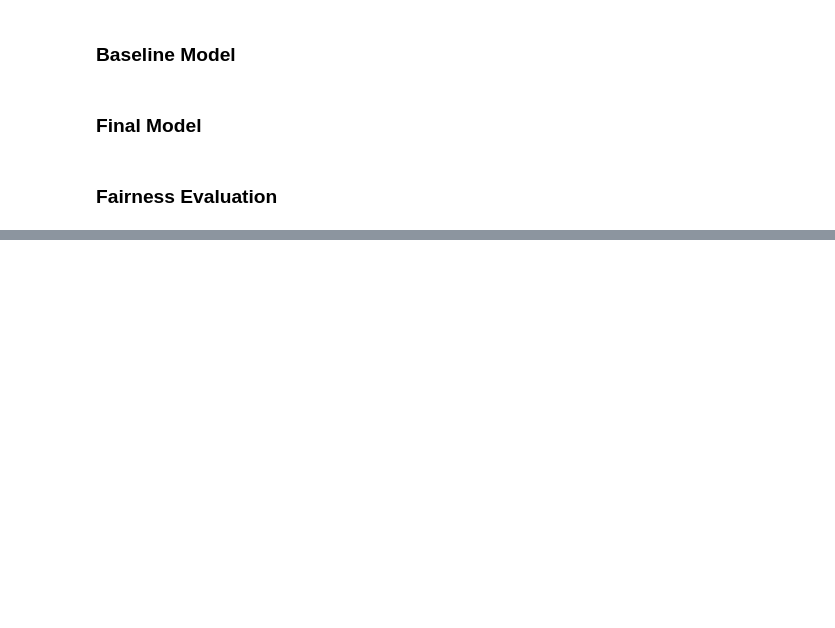
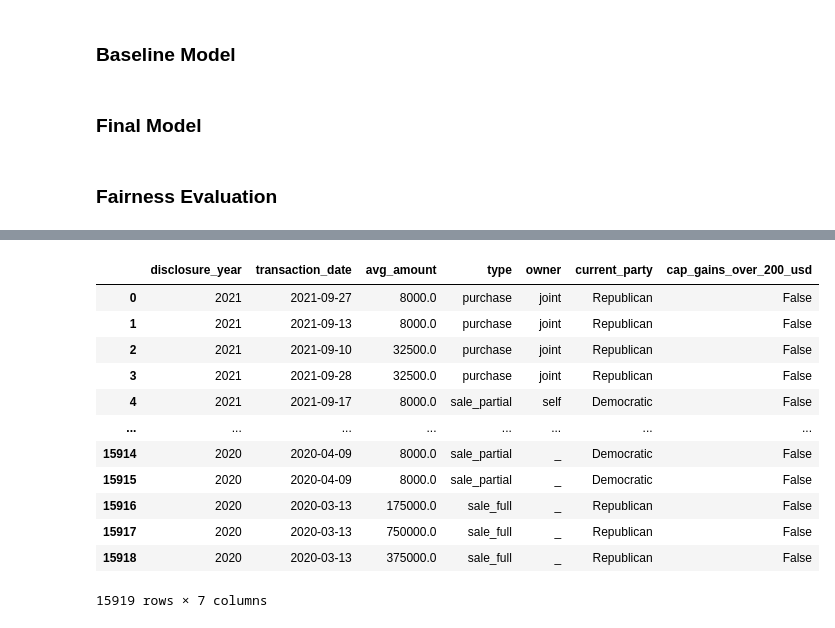
Before and after one commit to ChristineXu0924/dsc80_pj5, a Jupyter notebook: stocks.ipynb, the cells around one changed output, grey strips where cells are left out. Drawn from its saved outputs; the diff is of its cells as text; code cells hidden in the pictures; blank space fills up the shorter version.

```diff
--- a/stocks.ipynb
+++ b/stocks.ipynb
@@ -59,0 +202,18 @@ swp.head()
+# %%
+X = swp[['disclosure_year', 'transaction_date', 'avg_amount','type', 'owner', 'current_party', 'cap_gains_over_200_usd']].fillna('_')
+# %%
+X
+# %% [output]
+|  | disclosure_year | transaction_date | avg_amount | type | owner | current_party | cap_gains_over_200_usd |
+| 0 | 2021 | 2021-09-27 | 8000.0 | purchase | joint | Republican | False |
+| 1 | 2021 | 2021-09-13 | 8000.0 | purchase | joint | Republican | False |
+| 2 | 2021 | 2021-09-10 | 32500.0 | purchase | joint | Republican | False |
+| 3 | 2021 | 2021-09-28 | 32500.0 | purchase | joint | Republican | False |
+| 4 | 2021 | 2021-09-17 | 8000.0 | sale_partial | self | Democratic | False |
+| ... | ... | ... | ... | ... | ... | ... | ... |
+| 15914 | 2020 | 2020-04-09 | 8000.0 | sale_partial | _ | Democratic | False |
+| 15915 | 2020 | 2020-04-09 | 8000.0 | sale_partial | _ | Democratic | False |
+| 15916 | 2020 | 2020-03-13 | 175000.0 | sale_full | _ | Republican | False |
+| 15917 | 2020 | 2020-03-13 | 750000.0 | sale_full | _ | Republican | False |
+| 15918 | 2020 | 2020-03-13 | 375000.0 | sale_full | _ | Republican | False |
+15919 rows × 7 columns
```
Also changed, not shown: parts of 18 cells of this notebook.
